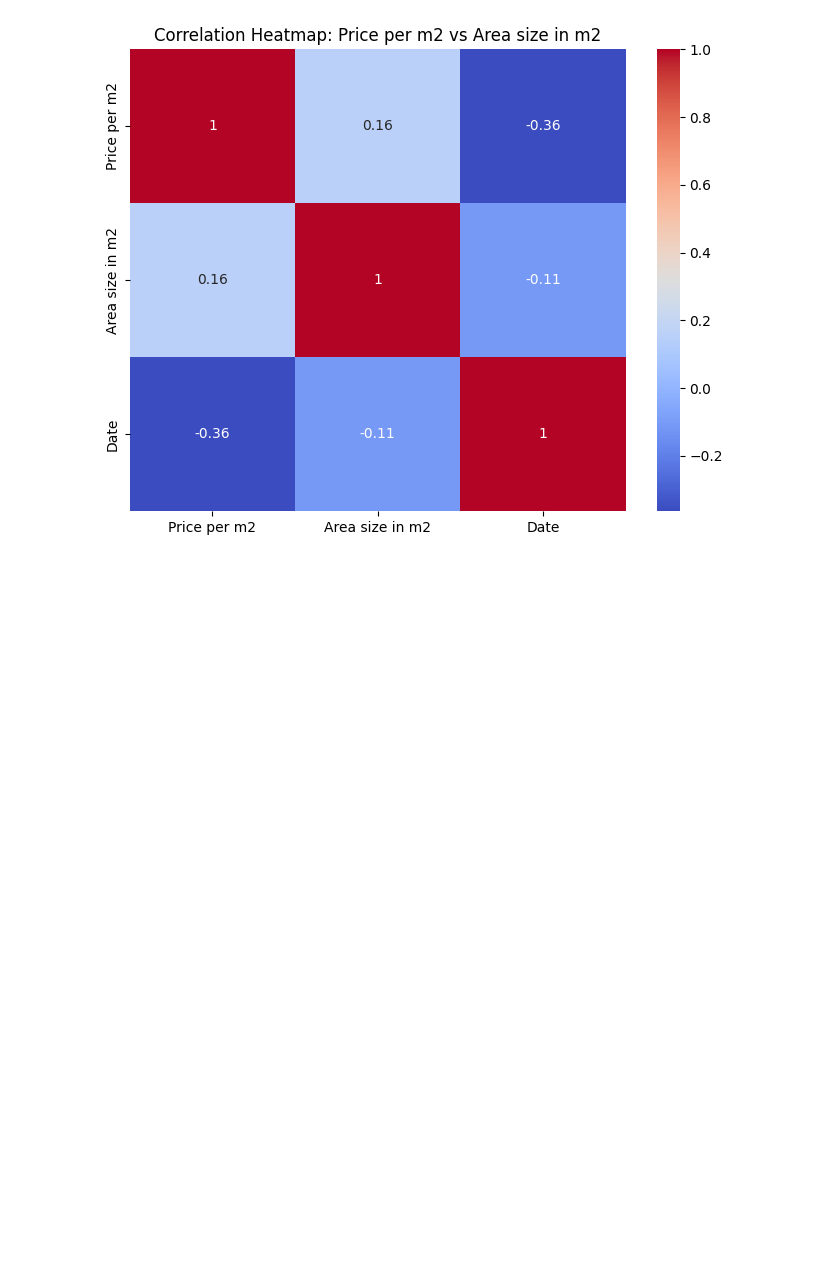
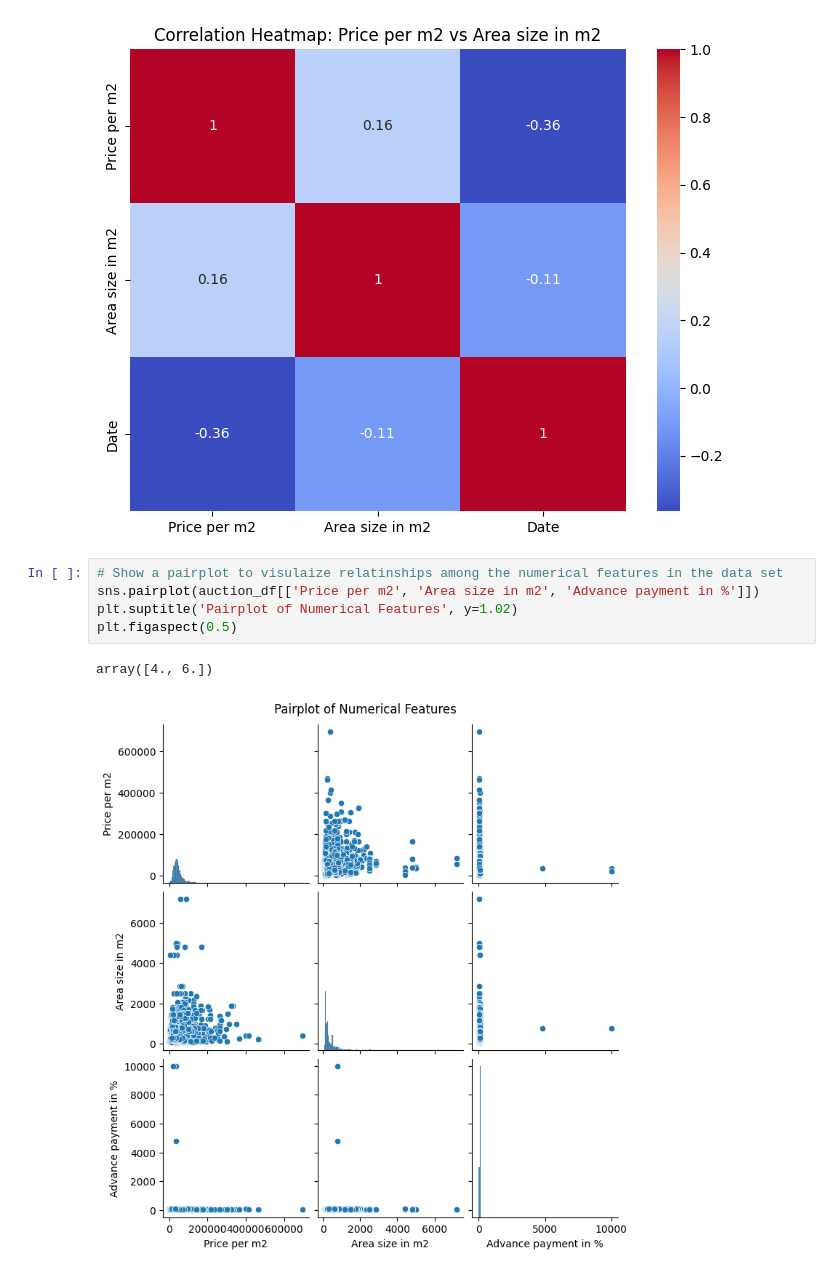
Before and after one commit to Solhemi/Land_auction_price_prediction_model_in_Addis, a Jupyter notebook: land_auction_price_prediction_model.ipynb, the cells around one changed output. Cells and saved outputs as stored; diff of their text form; blank space fills up the shorter version.

Commit message:
pairplot

```diff
--- a/land_auction_price_prediction_model.ipynb
+++ b/land_auction_price_prediction_model.ipynb
@@ -288,3 +288,11 @@ plt.title('Correlation Heatmap: Price per m2 vs Area size in m2')
 plt.show()
 # %% [output]
 [figure]
+# %%
+# Show a pairplot to visulaize relatinships among the numerical features in the data set
+sns.pairplot(auction_df[['Price per m2', 'Area size in m2', 'Advance payment in %']])
+plt.suptitle('Pairplot of Numerical Features', y=1.02)
+plt.figaspect(0.5)
+# %% [output]
+array([4., 6.])
+[figure, added]
```
